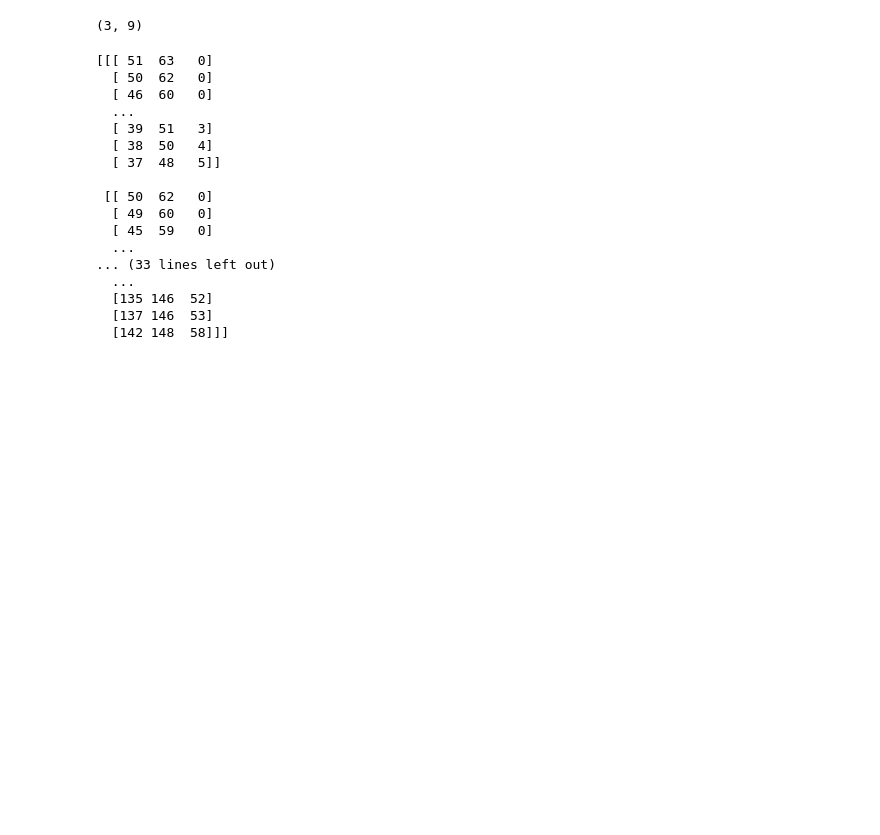
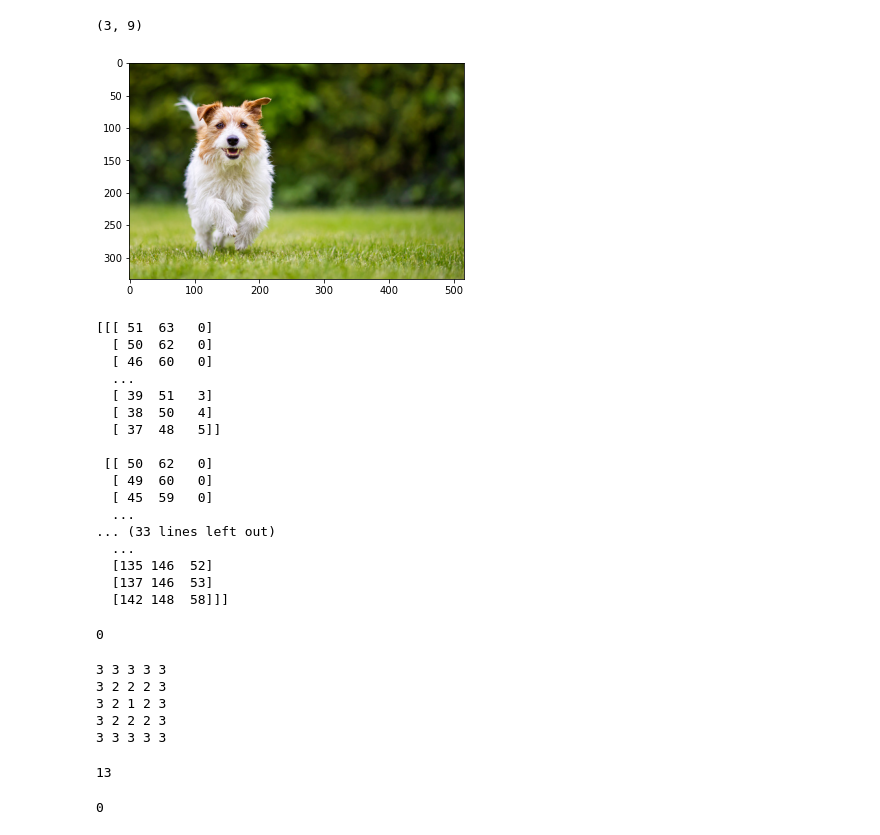
Before and after one commit to Thashreefah/IP, a Jupyter notebook: Sir_assignment.ipynb, the cells around one changed output. Drawn from its saved outputs; the diff is of its cells as text; code cells hidden in the pictures; blank space fills up the shorter version.

```diff
--- a/Sir_assignment.ipynb
+++ b/Sir_assignment.ipynb
@@ -114,19 +114,25 @@ getMinMax( M )
 (3, 9)
 # %%
 import cv2
+import matplotlib.pyplot as plt
 import numpy as np
 from PIL import Image
 from numpy import asarray
-img = Image.open('DOG1.jpg')
+img = Image.open('DOG1.jpg')#matrix
 
 
 numpydata = asarray(img)
-img.show()
+#img.show()
+plt.imshow(img)
+plt.show()
 #cv2.imshow('DOG1.jpg',img)
 cv2.waitKey(0)
 
 print(numpydata)
+#np.max(img)
+np.min(img)
 # %% [output]
+[figure, added]
 [[[ 51  63   0]
   [ 50  62   0]
   [ 46  60   0]
@@ -144,3 +150,60 @@ print(numpydata)
   [135 146  52]
   [137 146  53]
   [142 148  58]]]
+0
+# %%
+# Python3 program for printing
+# the rectangular pattern
+
+# Function to print the pattern
+def printPattern(n):
+
+    arraySize = n * 2 - 1;
+    result = [[0 for x in range(arraySize)]
+                 for y in range(arraySize)];
+
+    # Fill the values
+    for i in range(arraySize):
+        for j in range(arraySize):
+            if(abs(i - (arraySize // 2)) >
+               abs(j - (arraySize // 2))):
+                result[i][j] = abs(i - (arraySize // 2)) + 1;
+            else:
+                result[i][j] = abs(j - (arraySize // 2)) + 1;
+
+    # Print the array
+    for i in range(arraySize):
+        for j in range(arraySize):
+            print(result[i][j], end = " ");
+        print("");
+
+# Driver Code
+n = 3;
+
+printPattern(n);
+# %% [output]
+3 3 3 3 3
+3 2 2 2 3
+3 2 1 2 3
+3 2 2 2 3
+3 3 3 3 3
+# %%
+import numpy as np
+# Create matrix
+matrix = np.array([[1, 2, 13],
+                   [4, 5, 6],
+                   [7, 8, 9]])
+# Return maximum element
+np.max(matrix)
+# %% [output]
+13
+# %%
+import numpy as np
+# Create matrix
+matrix = np.array([[68, 12, 13],
+                   [4, 5, 6],
+                   [7, 0, 9]])
+# Return minimum element
+np.min(matrix)
+# %% [output]
+0
```
Also changed, not shown: parts of 5 cells of this notebook, 1 other file.
